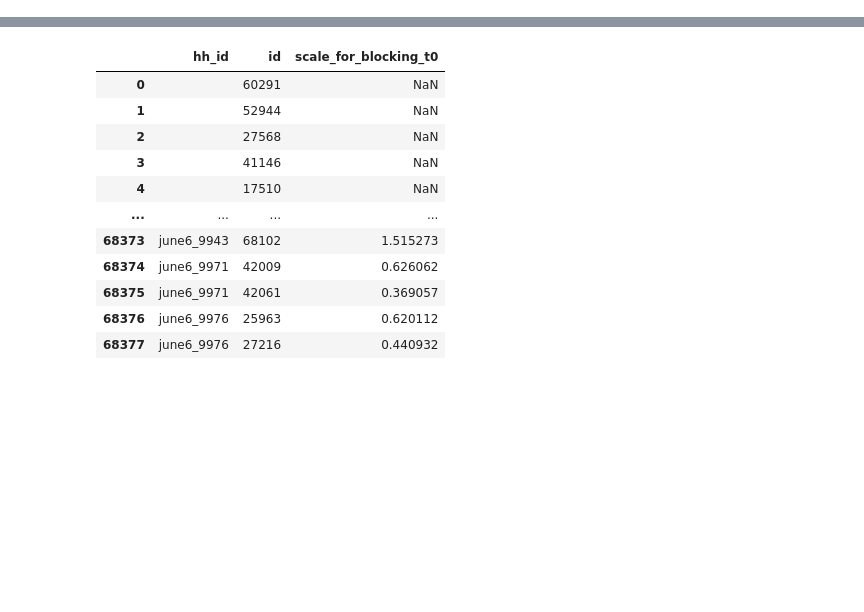
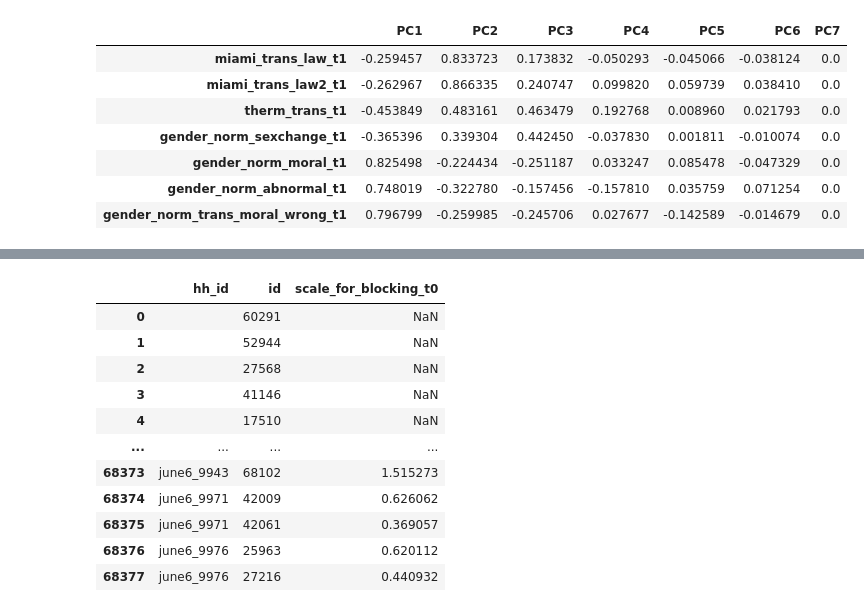
Before and after one commit to ds-modules/PS-88-21-DEV, a Jupyter notebook: lab/kalla_broockman/R2Python.ipynb, the cells around one changed output, grey strips where cells are left out. Saved outputs shown, nothing was run; the diff lists cells and outputs as text; code cells hidden in the pictures; blank space fills up the shorter version.

```diff
--- a/lab/kalla_broockman/R2Python.ipynb
+++ b/lab/kalla_broockman/R2Python.ipynb
@@ -6,0 +121,17 @@ df = pd.read_stata(data_string)
+# %%
+fa = FactorAnalyzer(n_factors=7, rotation="varimax")
+scaler = MinMaxScaler()
+testDF = scaler.fit_transform(df2)
+fa.fit(testDF)
+loading_matrix = pd.DataFrame(fa.loadings_, columns=['PC1', 'PC2', "PC3", "PC4", "PC5", "PC6", "PC7"],
+                        index=df2.columns)
+loading_matrix
+# %% [output]
+|  | PC1 | PC2 | PC3 | PC4 | PC5 | PC6 | PC7 |
+| miami_trans_law_t1 | -0.259457 | 0.833723 | 0.173832 | -0.050293 | -0.045066 | -0.038124 | 0.0 |
+| miami_trans_law2_t1 | -0.262967 | 0.866335 | 0.240747 | 0.099820 | 0.059739 | 0.038410 | 0.0 |
+| therm_trans_t1 | -0.453849 | 0.483161 | 0.463479 | 0.192768 | 0.008960 | 0.021793 | 0.0 |
+| gender_norm_sexchange_t1 | -0.365396 | 0.339304 | 0.442450 | -0.037830 | 0.001811 | -0.010074 | 0.0 |
+| gender_norm_moral_t1 | 0.825498 | -0.224434 | -0.251187 | 0.033247 | 0.085478 | -0.047329 | 0.0 |
+| gender_norm_abnormal_t1 | 0.748019 | -0.322780 | -0.157456 | -0.157810 | 0.035759 | 0.071254 | 0.0 |
+| gender_norm_trans_moral_wrong_t1 | 0.796799 | -0.259985 | -0.245706 | 0.027677 | -0.142589 | -0.014679 | 0.0 |
```
Also changed, not shown: parts of 14 cells of this notebook.
